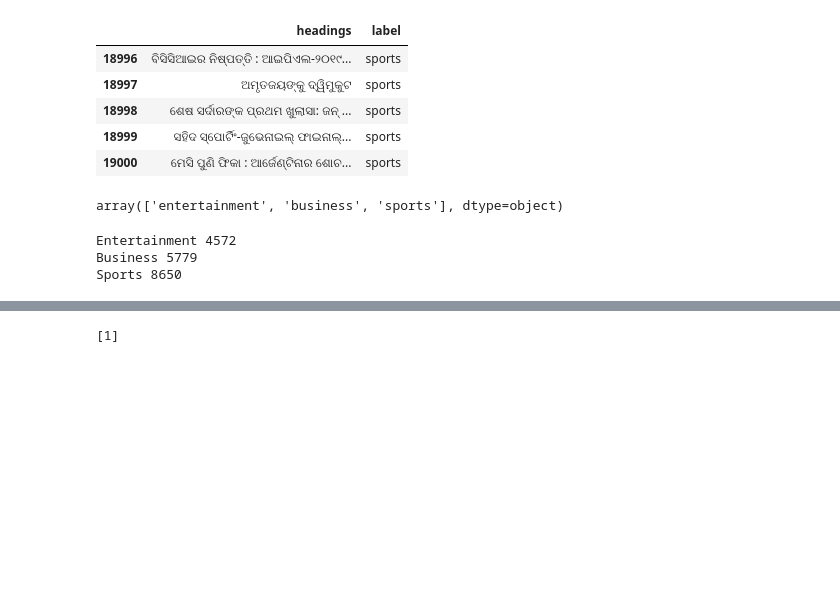
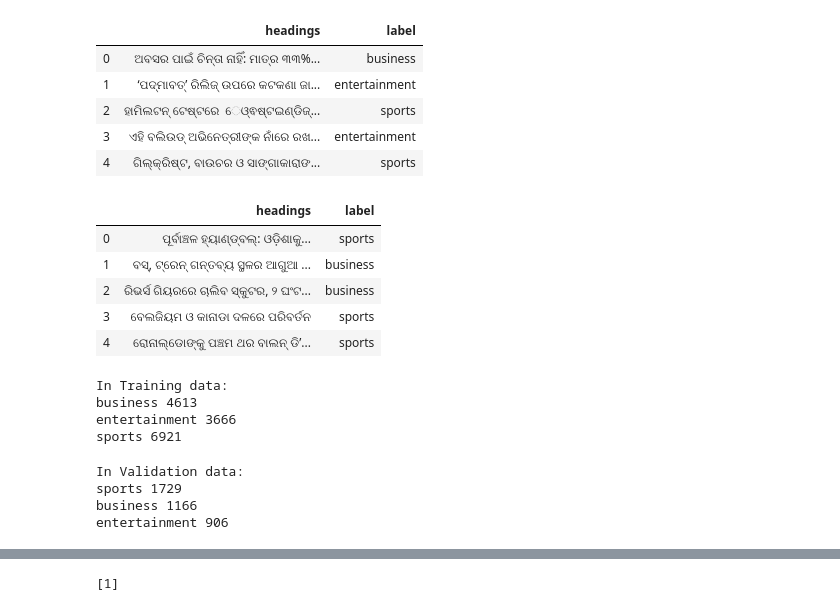
Before and after one commit to goru001/nlp-for-odia, a Jupyter notebook: classification/Odia_Classification_Model.ipynb, the cells around one changed output, grey strips where cells are left out. Saved outputs shown, nothing was run; the diff lists cells and outputs as text; code cells hidden in the pictures; blank space fills up the shorter version.

```diff
--- a/classification/Odia_Classification_Model.ipynb
+++ b/classification/Odia_Classification_Model.ipynb
@@ -20,2 +20,2 @@ torch.cuda.set_device(0)
 # %%
-path = Path('/home/gaurav/PycharmProjects/nlp-for-oriya/classification')
+path = Path('/home/gaurav/PycharmProjects/nlp-for-odia/classification')
@@ -26,23 +22,39 @@ Odia_Classification_Model.ipynb  Odia_News_Classification.csv
 # %%
-df = pd.read_csv(path/'Odia_News_Classification.csv')
-df.tail()
+train_df = pd.read_csv(path/'train.csv')
+train_df.head()
 # %% [output]
 |  | headings | label |
-| 18996 | ବିସିସିଆଇର ନିଷ୍ପତ୍ତି : ଆଇପିଏଲ-୨୦୧୯... | sports |
-| 18997 | ଅମୃତଜୟଙ୍କୁ ଦ୍ୱିମୁକୁଟ | sports |
-| 18998 | ଶେଷ ସର୍ଦାରଙ୍କ ପ୍ରଥମ ଖୁଲାସା: ଜନ୍‌ ... | sports |
-| 18999 | ସହିଦ ସ୍ପୋର୍ଟିଂ-ଜୁଭେନାଇଲ୍‌ ଫାଇନାଲ୍... | sports |
-| 19000 | ମେସି ପୁଣି ଫିକା : ଆର୍ଜେଣ୍ଟିନାର ଶୋଚ... | sports |
+| 0 | ଅବସର ପାଇଁ ଚିନ୍ତା ନାହିଁ: ମାତ୍ର ୩୩%... | business |
+| 1 | ‘ପଦ୍ମାବତ୍‌’ ରିଲିଜ୍‌ ଉପରେ କଟକଣା ଜା... | entertainment |
+| 2 | ହାମିଲଟନ୍‌ ଟେଷ୍ଟରେ େଓ୍ଵଷ୍ଟଇଣ୍ଡିଜ୍‌... | sports |
+| 3 | ଏହି ବଲିଉଡ୍‌ ଅଭିନେତ୍ରୀଙ୍କ ନାଁରେ ରଖ... | entertainment |
+| 4 | ଗିଲ୍‌କ୍ରିଷ୍ଟ, ବାଉଚର ଓ ସାଙ୍ଗାକାରାଙ... | sports |
-# %%
-df['label'].unique()
-# %% [output]
-array(['entertainment', 'business', 'sports'], dtype=object)
-# %%
-print('Entertainment', (df['label'] == 'entertainment').sum())
-print('Business', (df['label'] == 'business').sum())
-print('Sports', (df['label'] == 'sports').sum())
-# %% [output]
-Entertainment 4572
-Business 5779
-Sports 8650
+# %%
+valid_df = pd.read_csv(path/'valid.csv')
+valid_df.head()
+# %% [output]
+|  | headings | label |
+| 0 | ପୂର୍ବାଞ୍ଚଳ ହ୍ୟାଣ୍ଡ୍‌ବଲ୍‌: ଓଡ଼ିଶାକୁ... | sports |
+| 1 | ବସ୍‌, ଟ୍ରେନ୍‌ ଗନ୍ତବ୍ୟ ସ୍ଥଳର ଆଗୁଆ ... | business |
+| 2 | ରିଭର୍ସ ଗିୟରରେ ଚାଲିବ ସ୍କୁଟର, ୨ ଘଂଟ... | business |
+| 3 | ବେଲଜିୟମ ଓ କାନାଡା ଦଳରେ ପରିବର୍ତନ | sports |
+| 4 | ରୋନାଲ୍‌ଡୋଙ୍କୁ ପଞ୍ଚମ ଥର ବାଲନ୍‌ ଡି’... | sports |
+# %%
+print('In Training data:')
+for cls in train_df['label'].unique():
+    print(cls, (train_df['label'] == cls).sum())
+# %% [output]
+In Training data:
+business 4613
+entertainment 3666
+sports 6921
+# %%
+print('In Validation data:')
+for cls in valid_df['label'].unique():
+    print(cls, (valid_df['label'] == cls).sum())
+# %% [output]
+In Validation data:
+sports 1729
+business 1166
+entertainment 906
 # %%
```
Also changed, not shown: parts of 47 cells of this notebook, 7 other files.
